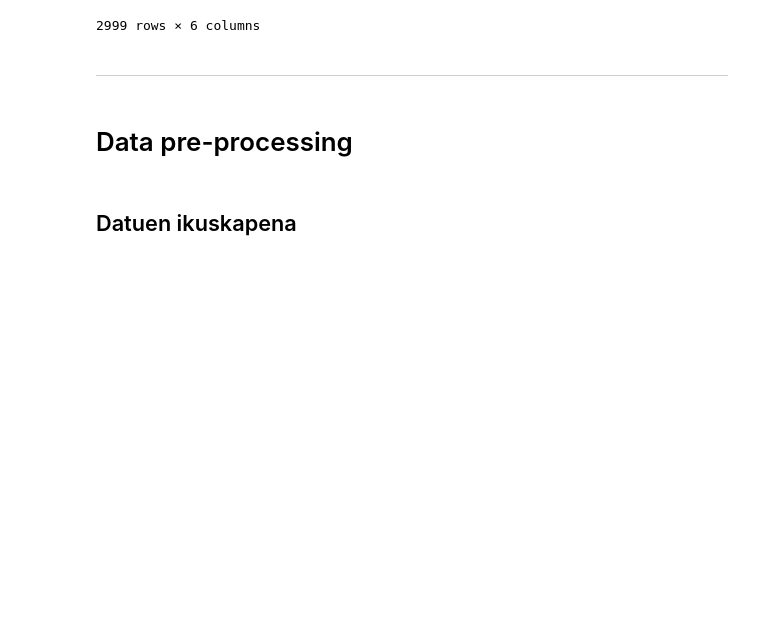
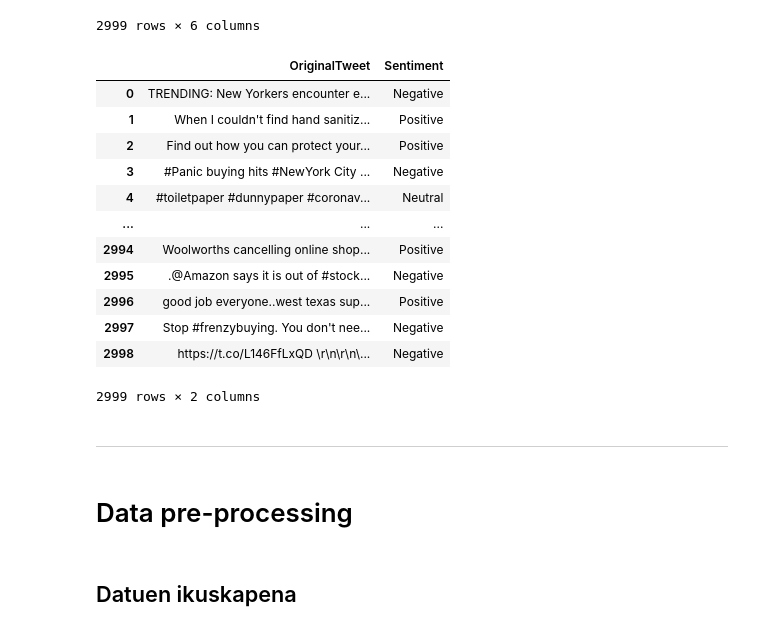
Before and after one commit to Kerman-Sanjuan/Covid-19-Tweet-Sentiment-Analysis, a Jupyter notebook: Proiektua.ipynb, the cells around one changed output. Cells and saved outputs as stored; diff of their text form; code cells hidden in the pictures; blank space fills up the shorter version.

```diff
--- a/Proiektua.ipynb
+++ b/Proiektua.ipynb
@@ -51,8 +51,23 @@ df
 2999 rows × 6 columns
 # %%
 df.drop(columns={'UserName','ScreenName','Location','TweetAt'},axis=1,inplace=True)
-df['Sentiment'] = df['Sentiment'].replace(['Extremely Negative'],'Negative',inplace=True)
-df['Sentiment'] = df['Sentiment'].replace(['Extremely Positive'],'Positive',inplace=True)
+df['Sentiment'] = df['Sentiment'].replace(['Extremely Negative'],'Negative')
+df['Sentiment'] = df['Sentiment'].replace(['Extremely Positive'],'Positive')
+df
+# %% [output]
+|  | OriginalTweet | Sentiment |
+| 0 | TRENDING: New Yorkers encounter e... | Negative |
+| 1 | When I couldn't find hand sanitiz... | Positive |
+| 2 | Find out how you can protect your... | Positive |
+| 3 | #Panic buying hits #NewYork City ... | Negative |
+| 4 | #toiletpaper #dunnypaper #coronav... | Neutral |
+| ... | ... | ... |
+| 2994 | Woolworths cancelling online shop... | Positive |
+| 2995 | .@Amazon says it is out of #stock... | Negative |
+| 2996 | good job everyone..west texas sup... | Positive |
+| 2997 | Stop #frenzybuying. You don't nee... | Negative |
+| 2998 | https://t.co/L146FfLxQD \r\n\r\n\... | Negative |
+2999 rows × 2 columns
 # %% [markdown]
 <hr>
 # %% [markdown]
```
Also changed, not shown: parts of 6 cells of this notebook, 2 other files.
